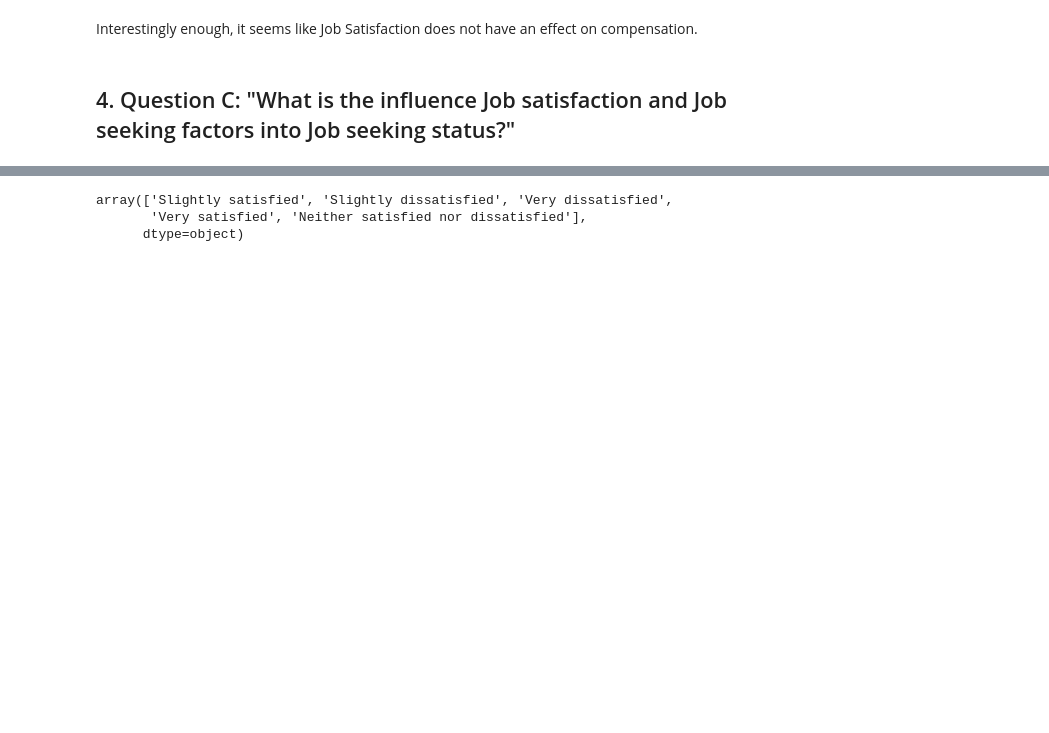
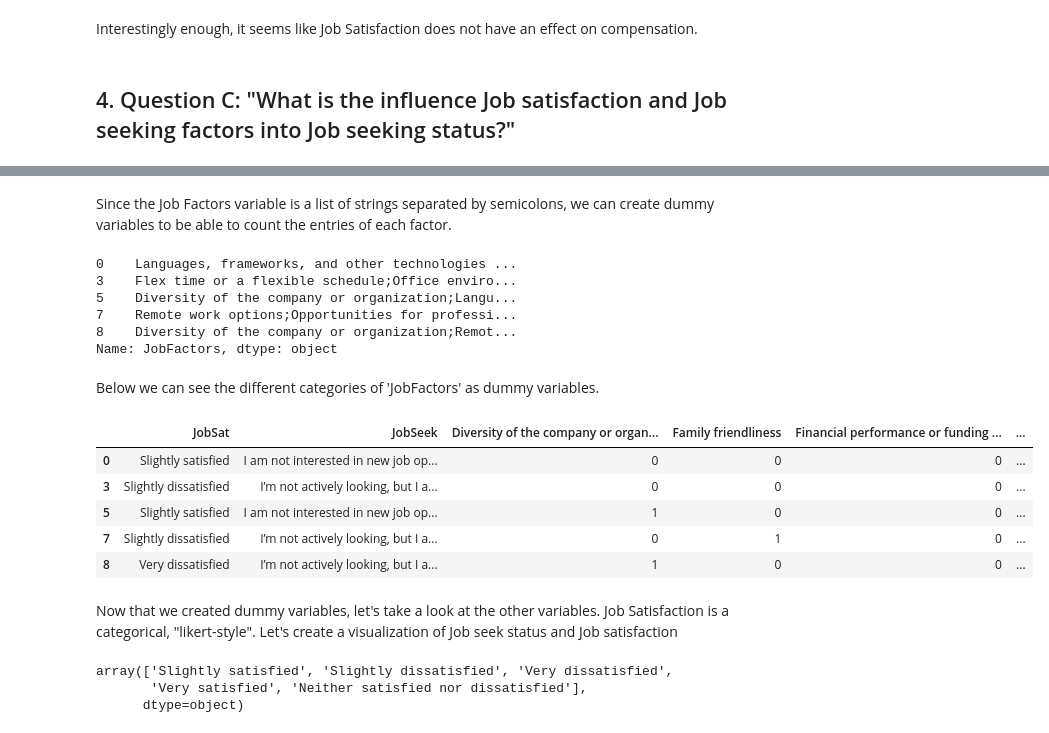
Before and after one commit to fabiopaulon/Stackoverflow-survey, a Jupyter notebook: Stackoverflow Survey - Job Satisfaction, Compensation and Job Seek factors.ipynb, the cells around one changed output, grey strips where cells are left out. Cells and saved outputs as stored; diff of their text form; code cells hidden in the pictures; blank space fills up the shorter version.

```diff
--- a/Stackoverflow Survey - Job Satisfaction, Compensation and Job Seek factors.ipynb
+++ b/Stackoverflow Survey - Job Satisfaction, Compensation and Job Seek factors.ipynb
@@ -292,8 +372,33 @@ q4 = data[['JobFactors',
 'JobSat',
 'JobSeek'
 ]].dropna()
+# %% [markdown]
+Since the Job Factors variable is a list of strings separated by semicolons, we can create dummy variables to be able to count the entries of each factor.
+# %%
+q4['JobFactors'].head()
+# %% [output]
+0    Languages, frameworks, and other technologies ...
+3    Flex time or a flexible schedule;Office enviro...
+5    Diversity of the company or organization;Langu...
+7    Remote work options;Opportunities for professi...
+8    Diversity of the company or organization;Remot...
+Name: JobFactors, dtype: object
 # %%
 q4 = pd.concat([q4.drop('JobFactors', 1),q4['JobFactors'].str.get_dummies(sep=';')],1)
+# %% [markdown]
+Below we can see the different categories of 'JobFactors' as dummy variables.
+# %%
+q4.head()
+# %% [output]
+|  | JobSat | JobSeek | Diversity of the company or organ... | Family friendliness | Financial performance or funding ... | ... |
+| 0 | Slightly satisfied | I am not interested in new job op... | 0 | 0 | 0 | ... |
+| 3 | Slightly dissatisfied | I’m not actively looking, but I a... | 0 | 0 | 0 | ... |
+| 5 | Slightly satisfied | I am not interested in new job op... | 1 | 0 | 0 | ... |
+| 7 | Slightly dissatisfied | I’m not actively looking, but I a... | 0 | 1 | 0 | ... |
+| 8 | Very dissatisfied | I’m not actively looking, but I a... | 1 | 0 | 0 | ... |
+# %% [markdown]
+Now that we created dummy variables, let's take a look at the other variables. Job Satisfaction is a categorical, "likert-style".
+Let's create a visualization of Job seek status and Job satisfaction
 # %%
 q4.JobSat.unique()
 # %% [output]
```
Also changed, not shown: parts of 25 cells of this notebook, 1 other file.
